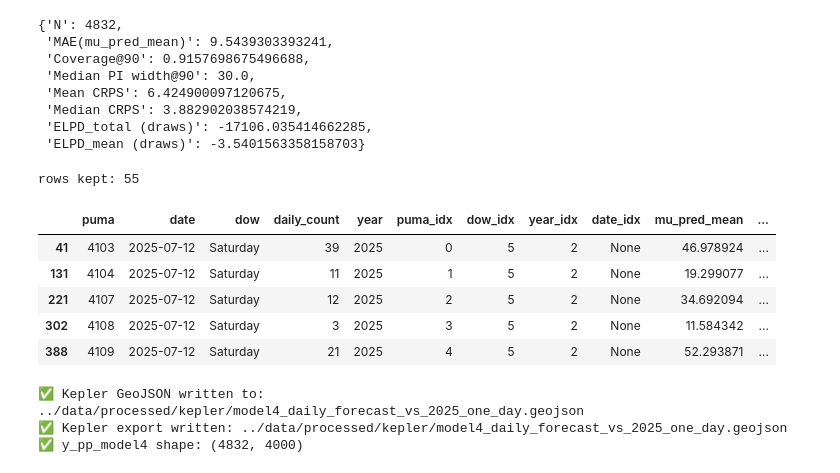
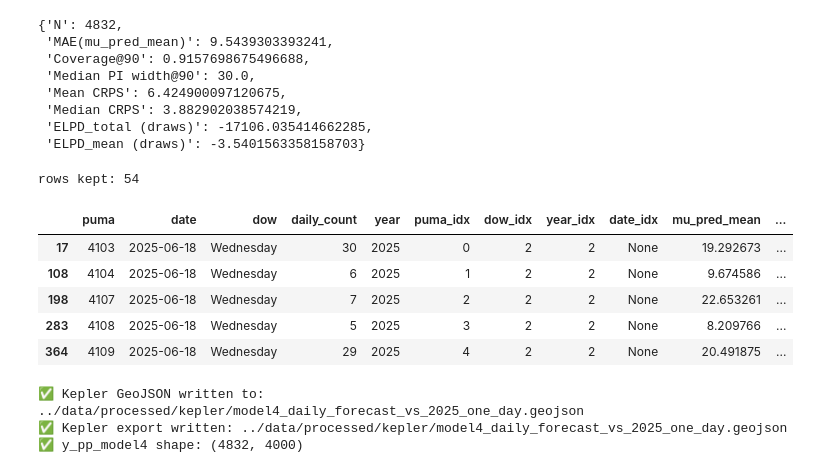
Before and after one commit to mosesmc52/nyc-311-bayesian-noise-models, a Jupyter notebook: notebooks/5_testing_predictions_on_2025.ipynb, the cells around one changed output. Saved outputs shown, nothing was run; the diff lists cells and outputs as text; code cells hidden in the pictures.

```diff
--- a/notebooks/5_testing_predictions_on_2025.ipynb
+++ b/notebooks/5_testing_predictions_on_2025.ipynb
@@ -1047,27 +762,44 @@ daily_2025 = make_daily_observed_2025(
+# %%
+import random
+from datetime import date, timedelta
+
+def random_summer_date(year: int) -> str:
+    """
+    Return a random date string (YYYY-MM-DD)
+    between June 1 and August 31 of the given year.
+    """
+
+    start = date(year, 6, 1)
+    end   = date(year, 8, 31)
+
+    span_days = (end - start).days
+    rand_offset = random.randint(0, span_days)
+
+    d = start + timedelta(days=rand_offset)
+    return d.isoformat()
 # %%
 
-import pandas as pd
 
 
-target_date = "2025-07-12"
+target_date = random_summer_date(2025)
 
 df_one_day = (
     scored_2025
     .copy()
     .assign(date=lambda d: pd.to_datetime(d["date"]).dt.normalize())
     .loc[lambda d: d["date"] == pd.Timestamp(target_date)]
 )
 
 print("rows kept:", len(df_one_day))
 df_one_day.head()
 # %% [output]
-rows kept: 55
+rows kept: 54
 |  | puma | date | dow | daily_count | year | puma_idx | dow_idx | year_idx | date_idx | mu_pred_mean | ... |
-| 41 | 4103 | 2025-07-12 | Saturday | 39 | 2025 | 0 | 5 | 2 | None | 46.978924 | ... |
-| 131 | 4104 | 2025-07-12 | Saturday | 11 | 2025 | 1 | 5 | 2 | None | 19.299077 | ... |
-| 221 | 4107 | 2025-07-12 | Saturday | 12 | 2025 | 2 | 5 | 2 | None | 34.692094 | ... |
-| 302 | 4108 | 2025-07-12 | Saturday | 3 | 2025 | 3 | 5 | 2 | None | 11.584342 | ... |
-| 388 | 4109 | 2025-07-12 | Saturday | 21 | 2025 | 4 | 5 | 2 | None | 52.293871 | ... |
+| 17 | 4103 | 2025-06-18 | Wednesday | 30 | 2025 | 0 | 2 | 2 | None | 19.292673 | ... |
+| 108 | 4104 | 2025-06-18 | Wednesday | 6 | 2025 | 1 | 2 | 2 | None | 9.674586 | ... |
+| 198 | 4107 | 2025-06-18 | Wednesday | 7 | 2025 | 2 | 2 | 2 | None | 22.653261 | ... |
+| 283 | 4108 | 2025-06-18 | Wednesday | 5 | 2025 | 3 | 2 | 2 | None | 8.209766 | ... |
+| 364 | 4109 | 2025-06-18 | Wednesday | 29 | 2025 | 4 | 2 | 2 | None | 20.491875 | ... |
 # %%
 # -----------------------------
 # 5) Export to Kepler
```
Also changed, not shown: parts of 12 cells of this notebook, 1 other file.
